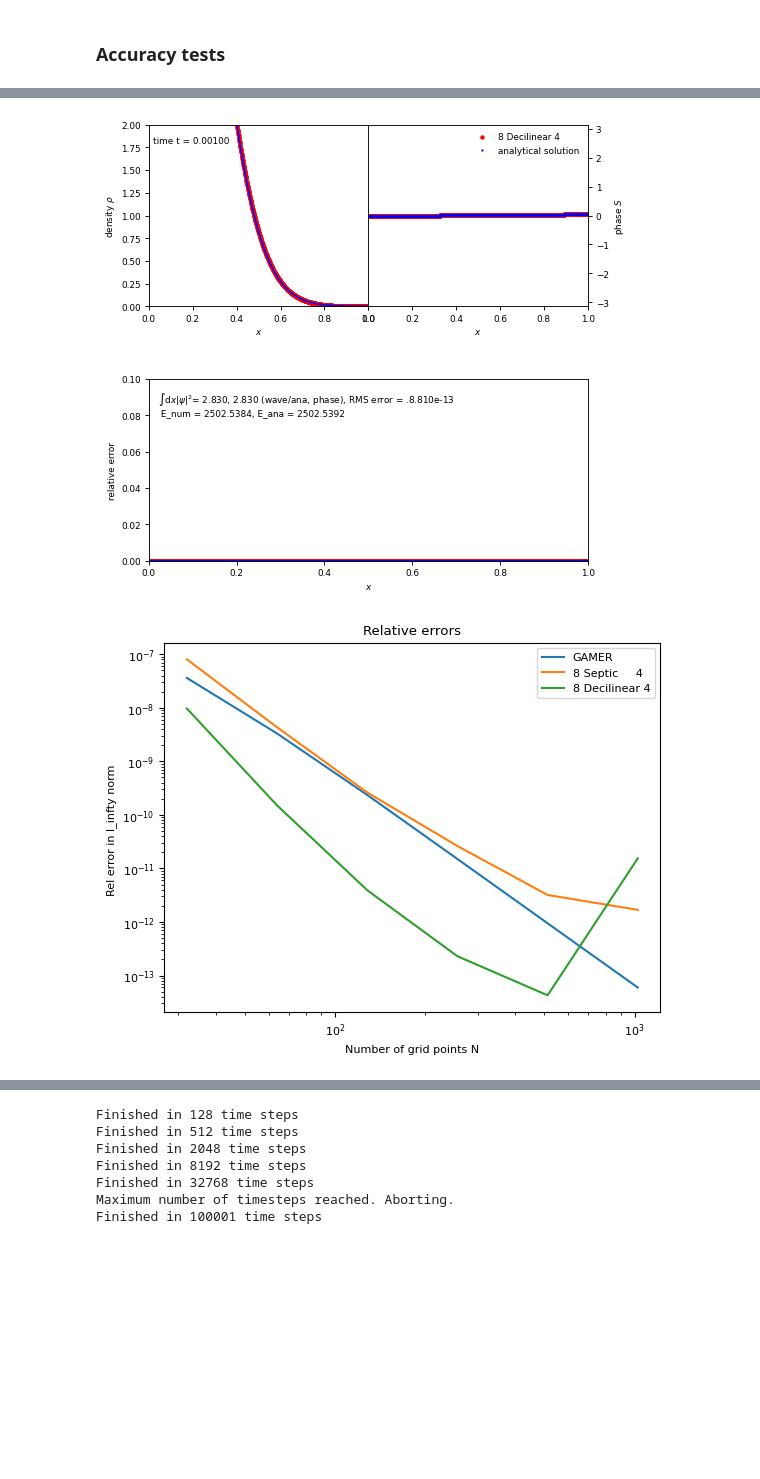
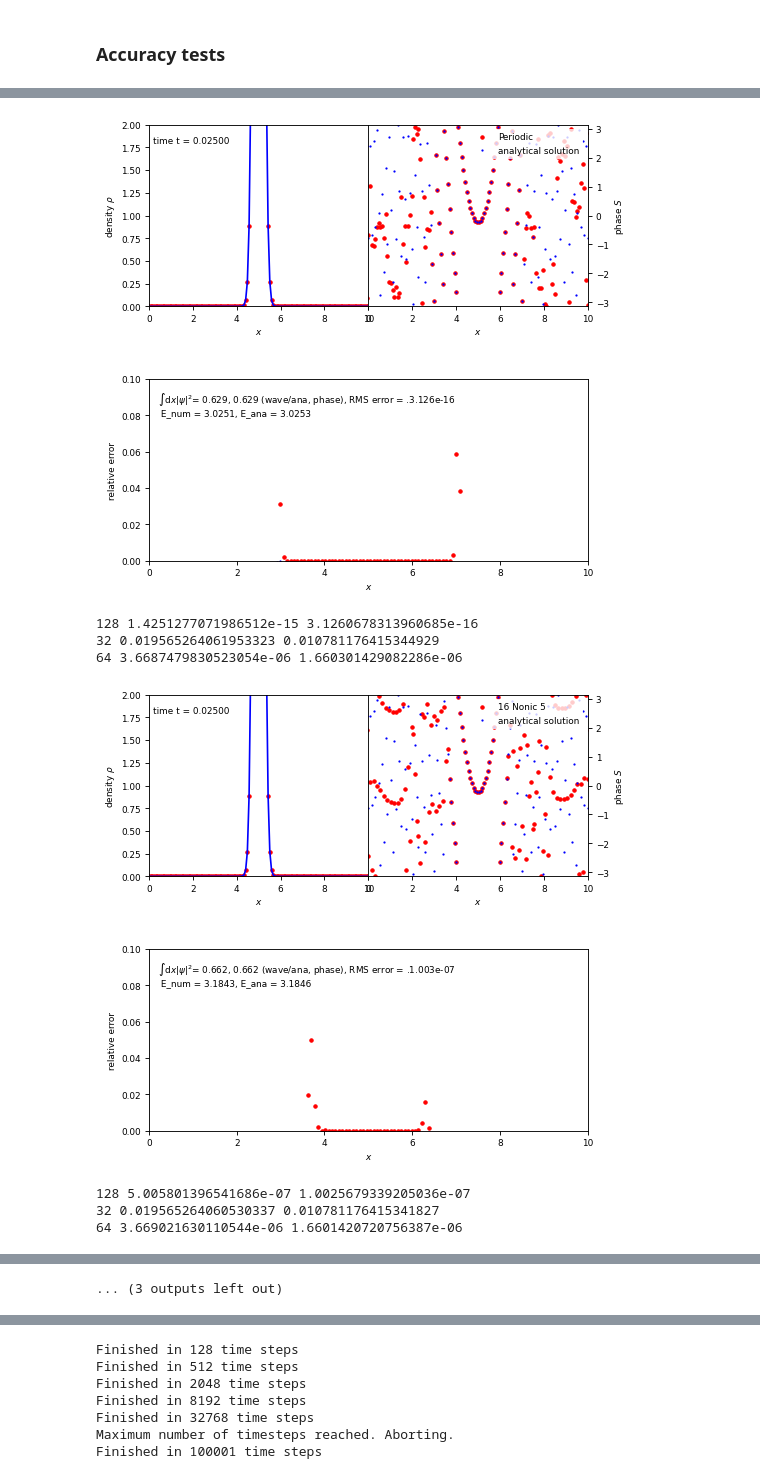
Before and after one commit to KunkelAlexander/fdm-hybrid-scheme, a Jupyter notebook: dirichlet_spectral.ipynb, the cells around one changed output, grey strips where cells are left out. Drawn from its saved outputs; the diff is of its cells as text; code cells hidden in the pictures; blank space fills up the shorter version.

```diff
--- a/dirichlet_spectral.ipynb
+++ b/dirichlet_spectral.ipynb
@@ -2240,5 +2222,3 @@ plt.plot(np.real(dS_func(x, -1, -3, 8, 10, 1e-1, 2, dsigma5_func)))
 [figure]
 # %% [markdown]
 ### The schemes
-# %%
-poly = scipy.interpolate.make_interp_spline()
@@ -2246,0 +2225,3 @@ array([2, 3, 4])
+# %%
+x, dx = computeX(-2, 1.8, 20)
+np.pad(x, ((2, 2)), mode="linear_ramp", end_values=(x[0] - 2 * dx, x[-1] + 2 * dx))
@@ -3247,7 +3390,7 @@ class GAMERScheme(Scheme):
 
     def step(self, dt):
         if self.useBC:
-            self.setBoundaryConditions(self.psi)
+            self.setBoundaryConditions(self.psi, self.t)
 
 
         #(1/2) kick
@@ -3635,10 +3963,11 @@ scheme.run(0.01)
 
 animation.drawFrame(scheme)
 
+c["resolution"] = 1024
 c["derivative_mode"]    = FOURTH_ORDER
-c["mode"]               = MSEPTIC_PERIODIC
+c["mode"]               = MQUINTIC_PERIODIC
 c["BC"]                 = PERIODIC
-c["fd_lb"]              = 0
+c["fd_lb"]              = 1
 c["fd_rb"]              = 0
 c["sigma"]              = 0
 c["sigma_func"]         = 0
@@ -3646,7 +3975,7 @@ c["dx_dist"]            = 0
 
 scheme = LeapfrogDFTScheme(c, periodicTravellingWavePacket)
 
-scheme.run(0.01)
+scheme.run(0.0001)
 
 animation.drawFrame(scheme)
 # %% [output]
@@ -3660,19 +3989,19 @@ Finished in 13108 time steps
 def extraConfig(c):
     c["resolution"] = 32
     c["t0"] =  0.00
-    c["tEnd"] = 0.001
+    c["tEnd"] = 0.025
     c["dpi"] = 80
     c["outputTimestep"] = False
     c["stencilOrder"] = 3
     c["timeOrder"] = 2
-    c["C_parabolic"] = .3
+    c["C_parabolic"] = .4
     c["C_velocity"] = 1
     c["plotDensityLogarithm"] = False
     c["densityYlim"] = [0, 2]
     c["gravity"] = 0
     c["plotDebug"] = True
-    c["xlim"] = [0, 1]
-    c["domainSize"] = [0, 1]
+    c["xlim"] = [0, 10]
+    c["domainSize"] = [0, 10]
     c["usePeriodicBC"] = False
     c["useBC"] = True
     c["boundarySize"] = 16
@@ -3701,7 +4030,7 @@ def setCosine(c_org):
 
 def setPeriodic(c_org):
     c = dict(c_org)
-    c["derivative_mode"]    = FOURTH_ORDER
+    c["derivative_mode"]    = FIFTH_ORDER
     c["mode"]               = MNONIC_PERIODIC
     c["BC"]                 = PERIODIC
     c["fd_lb"]              = 1
@@ -3749,6 +4078,13 @@ def setConsistent(c_org):
     c["derivative_mode"] = CONSISTENT
     return c
 
+def setPotential(c_org):
+    c = dict(c_org)
+    c["sigma"] = 20
+    c["sigma_func"] = 5
+    c["dx_dist"]    = 3
+    return c
+
 c = config.generateConfig()
 extraConfig(c)
 
@@ -3765,34 +4101,43 @@ c8["boundarySize"] = 6
 c16 = dict(c)
 c16["useBC"] = False
 c16["timeOrder"] = 1
-c16["patchSize"] = 16
-c16["boundarySize"] = 6
+c16["patchSize"] = 32
+c16["boundarySize"] = 12
 
 c32 = dict(c)
 c32["useBC"] = False
 c32["timeOrder"] = 1
 c32["patchSize"] = 32
-c32["boundarySize"] = 12
+c32["boundarySize"] = 6
 
 
 schemes = [
-            GAMERScheme,
+            wave_schemes.SpectralScheme,
+           GAMERScheme,
+           DFTScheme,
+           lambda c, IC:  SubregionScheme(c, IC, DFTScheme),
            lambda c, IC:  SubregionScheme(c, IC, DFTScheme),
            lambda c, IC:  SubregionScheme(c, IC, DFTScheme)
            ]
 
 names  = [
+          "FFT",
           "GAMER",
-          "8 Septic     4",
-          "8 Decilinear 4",
+          "Periodic",
+          "16 Nonic 5",
+          "16 Decilinear 5",
+          "32 Decilinear 5",
           ]
 
 c8  = setPeriodic(c8 )
 c16 = setPeriodic(c16)
 c32 = setPeriodic(c32)
 configs = [ cfull,
-            setSeptic                   (c8),
-            setDecilinear               (c8),
+            cfull,
+            setPeriodic(cfull),
+            setNonic            (c16),
+            setDecilinear       (c16),
+            setDecilinear       (c32),
         ]
 '''
 schemes = [GAMERScheme,
@@ -3832,9 +4177,9 @@ names  = ["GAMER",
 configs = [cfull, c16, setSine(cfull), setCosine(cfull), setPeriodic(cfull), setSine(c16), setCosine(c16), setPeriodic(c16), setSine(c32), setCosine(c32), setPeriodic(c32)]
 '''
 
-test   = gaussian
-test_name = "gaussian"
-resolutions = 2**np.arange(5, 11)
+test   = periodic1DGaussian
+test_name = "periodic1DGaussian"
+resolutions = 2**np.arange(5, 8)
 rel_errors = []
 abs_errors = []
 
@@ -3852,6 +4197,8 @@ for i in range(len(schemes)):
         if resolution == resolutions[-1]:
             animation.drawFrame(solver = scheme, label = names[i], analyticalSolution = test)
             plt.show()
+
+        print(resolution, rel_error[-1], abs_error[-1])
 
     rel_errors.append(rel_error)
     abs_errors.append(abs_error)
@@ -3896,2 +4239,8 @@ Finished in 3489 time steps
-[figure, old version]
+[figure, new version]
+128 1.4251277071986512e-15 3.1260678313960685e-16
+32 0.019565264061953323 0.010781176415344929
+64 3.6687479830523054e-06 1.660301429082286e-06
-[figure, old version]
+[figure, new version]
+128 5.005801396541686e-07 1.0025679339205036e-07
+32 0.019565264060530337 0.010781176415341827
+64 3.669021630110544e-06 1.6601420720756387e-06
@@ -3898,0 +4252 @@ Finished in 3489 time steps
+... (3 outputs left out)
```
Also changed, not shown: parts of 19 cells of this notebook.
